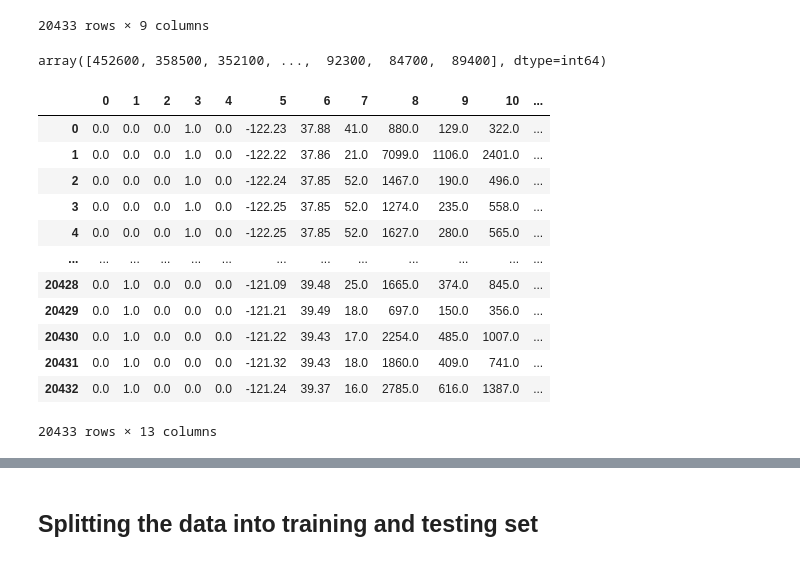
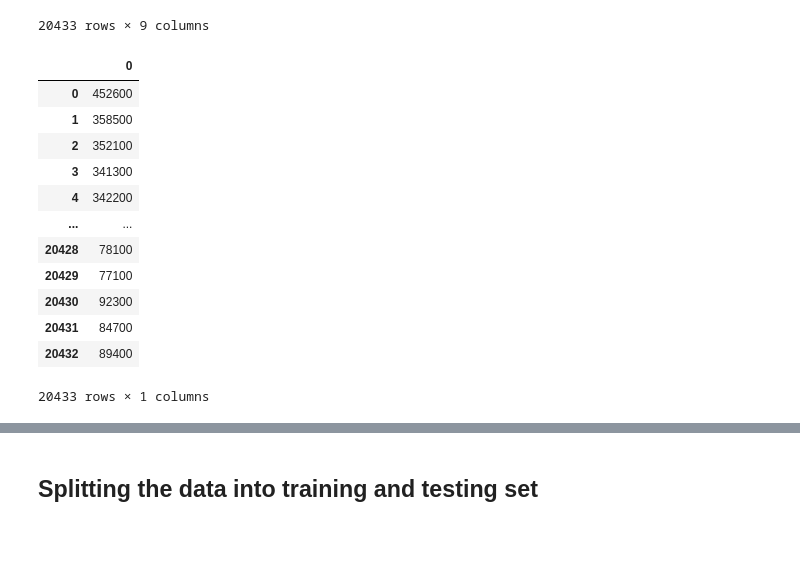
Before and after one commit to AiJared/Carlifornia-House-Price-Prediction, a Jupyter notebook: Carlifornia House Price Prediction.ipynb, the cells around one changed output, grey strips where cells are left out. Cells and saved outputs as stored; diff of their text form; code cells hidden in the pictures.

```diff
--- a/Carlifornia House Price Prediction.ipynb
+++ b/Carlifornia House Price Prediction.ipynb
@@ -175,9 +175,22 @@ X
 | 20639 | -121.24 | 39.37 | 16 | 2785 | 616.0 | 1387 | 530 | ... |
 20433 rows × 9 columns
 # %%
-y = pd.Data
+y = pd.DataFrame(y)
+y
 # %% [output]
+|  | 0 |
+| 0 | 452600 |
+| 1 | 358500 |
+| 2 | 352100 |
+| 3 | 341300 |
+| 4 | 342200 |
+| ... | ... |
+| 20428 | 78100 |
+| 20429 | 77100 |
+| 20430 | 92300 |
+| 20431 | 84700 |
+| 20432 | 89400 |
-array([452600, 358500, 352100, ...,  92300,  84700,  89400], dtype=int64)
+20433 rows × 1 columns
 # %%
 # Handling Categorical Variables (ocean_proximity)
 from sklearn.preprocessing import LabelEncoder, OneHotEncoder
@@ -189,20 +202,3 @@ X = ct.fit_transform(X)
 # X.iloc[:, 8]= labelencoder_x.fit_transform(X.iloc[:,8])
 # onehotencoder= OneHotEncoder(categorical_features= [8])
 # X= onehotencoder.fit_transform(X).toarray()
-# %%
-X = pd.DataFrame(X)
-X
-# %% [output]
-|  | 0 | 1 | 2 | 3 | 4 | 5 | 6 | 7 | 8 | 9 | 10 | ... |
-| 0 | 0.0 | 0.0 | 0.0 | 1.0 | 0.0 | -122.23 | 37.88 | 41.0 | 880.0 | 129.0 | 322.0 | ... |
-| 1 | 0.0 | 0.0 | 0.0 | 1.0 | 0.0 | -122.22 | 37.86 | 21.0 | 7099.0 | 1106.0 | 2401.0 | ... |
-| 2 | 0.0 | 0.0 | 0.0 | 1.0 | 0.0 | -122.24 | 37.85 | 52.0 | 1467.0 | 190.0 | 496.0 | ... |
-| 3 | 0.0 | 0.0 | 0.0 | 1.0 | 0.0 | -122.25 | 37.85 | 52.0 | 1274.0 | 235.0 | 558.0 | ... |
-| 4 | 0.0 | 0.0 | 0.0 | 1.0 | 0.0 | -122.25 | 37.85 | 52.0 | 1627.0 | 280.0 | 565.0 | ... |
-| ... | ... | ... | ... | ... | ... | ... | ... | ... | ... | ... | ... | ... |
-| 20428 | 0.0 | 1.0 | 0.0 | 0.0 | 0.0 | -121.09 | 39.48 | 25.0 | 1665.0 | 374.0 | 845.0 | ... |
-| 20429 | 0.0 | 1.0 | 0.0 | 0.0 | 0.0 | -121.21 | 39.49 | 18.0 | 697.0 | 150.0 | 356.0 | ... |
-| 20430 | 0.0 | 1.0 | 0.0 | 0.0 | 0.0 | -121.22 | 39.43 | 17.0 | 2254.0 | 485.0 | 1007.0 | ... |
-| 20431 | 0.0 | 1.0 | 0.0 | 0.0 | 0.0 | -121.32 | 39.43 | 18.0 | 1860.0 | 409.0 | 741.0 | ... |
-| 20432 | 0.0 | 1.0 | 0.0 | 0.0 | 0.0 | -121.24 | 39.37 | 16.0 | 2785.0 | 616.0 | 1387.0 | ... |
-20433 rows × 13 columns
```
Also changed, not shown: parts of 3 cells of this notebook.
